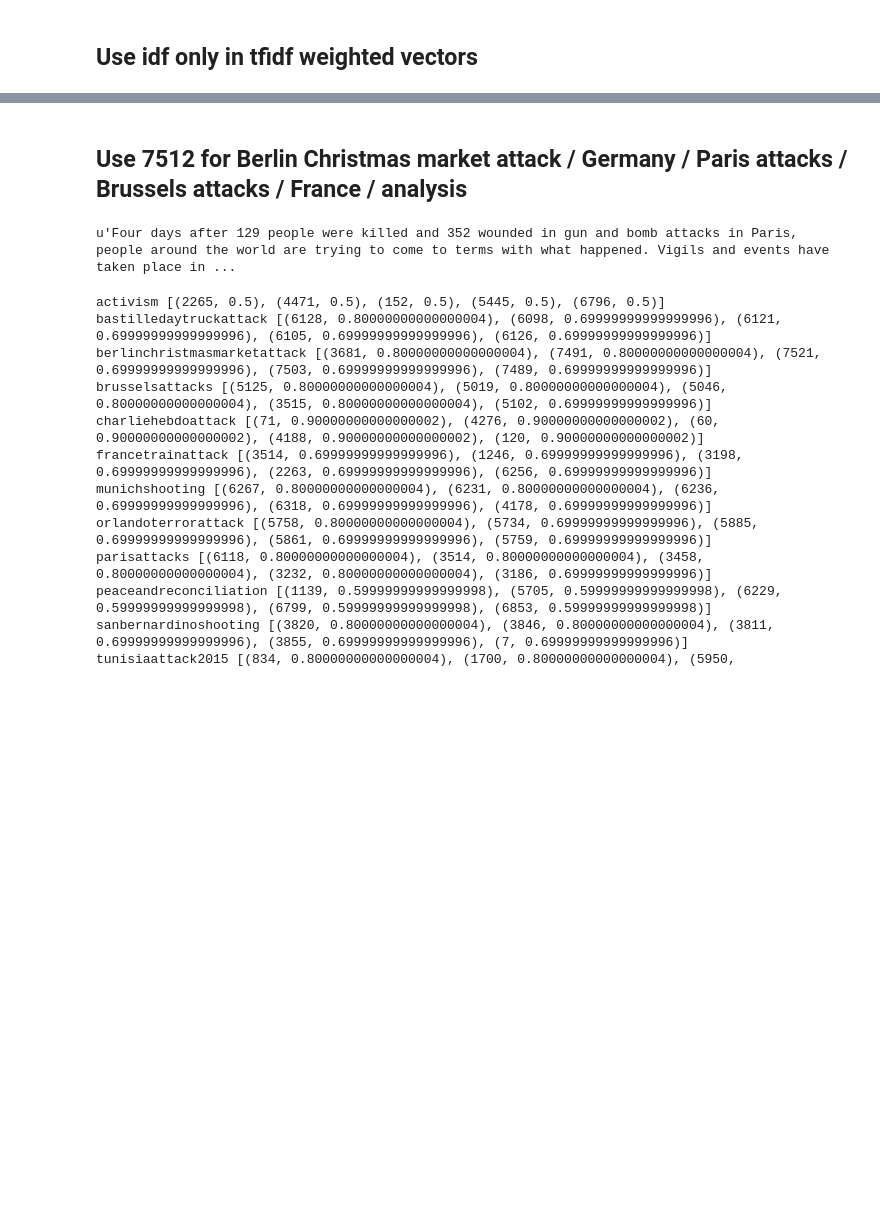
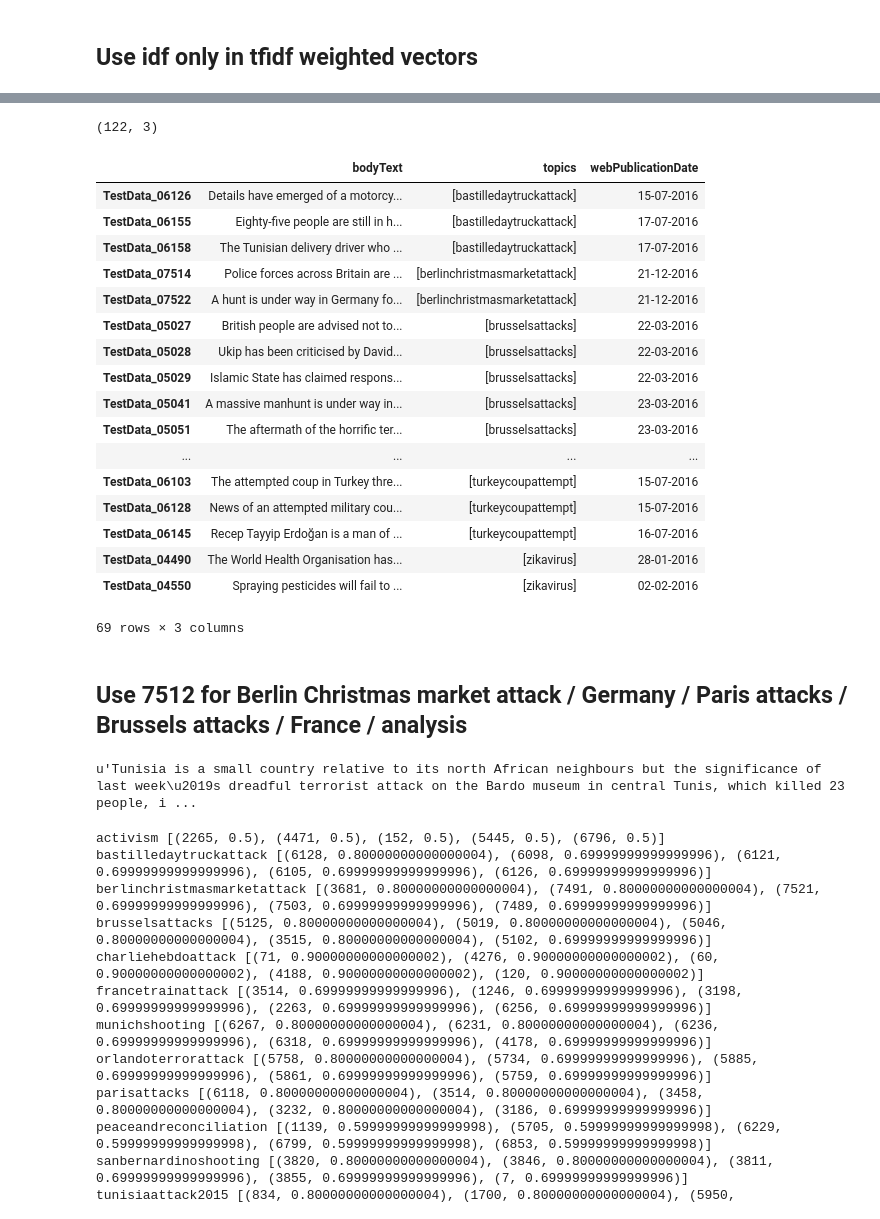
Before and after one commit to avsolatorio/data-science-challenge-growing-instability-05-13-2017, a Jupyter notebook: src/Topic Modeling and Clustering.ipynb, the cells around one changed output, grey strips where cells are left out. Drawn from its saved outputs; the diff is of its cells as text; code cells hidden in the pictures; blank space fills up the shorter version.

```diff
--- a/src/Topic Modeling and Clustering.ipynb
+++ b/src/Topic Modeling and Clustering.ipynb
@@ -536,24 +512,36 @@ def keyword_match(group, topic):
 # %%
 N = 100
 min_N = 5
+max_N = 15
 train_test_data = {}
+inferred_topic_indices = []
 for topic, group in sh.groupby('class'):
+    group = group.copy()
     group = group.sort_values(['scores'], ascending=False)[:N]
 
+    if group.shape[0] < min_N:
+        # Very small sample won't have a bog effect anyway.
+        train_test_data[topic] = sorted(group.index)
+        print topic, group.shape[0]
+    else:
 
-#     if group.shape[0] < min_N:
-#         train_test_data[topic] = sorted(group.index)
-#         print topic, group.shape[0]
-#         continue
+        keyword_weight = keyword_match(group, topic)
+        group['kw'] = keyword_weight
+        group = group[group.kw > 0]
 
-#     minb = group['order'].quantile(0.25)
-#     maxb = group['order'].quantile(0.75)
+        minb = group['order'].quantile(0.1)
+        maxb = group['order'].quantile(0.9)
 
-    keyword_weight = keyword_match(group, topic)
-    group['kw'] = keyword_weight
+        print topic, minb, maxb
+        if group.shape[0] < min_N:
+            train_test_data[topic] = sorted(group.index)
+            print topic, group.shape[0]
+        else:
+            group = group[group.order.between(minb, maxb)]
 
-#     group = group[group.order.between(minb, maxb)]
-#     print topic, group.shape[0]
+        #     train_test_data[topic] = sorted(group.index)
+            train_test_data[topic] = sorted(group.sort_values('kw', ascending=False)[:max_N].index)
 
-#     train_test_data[topic] = sorted(group.index)
-    train_test_data[topic] = sorted(group.sort_values('kw', ascending=False)[:8].index)
+    inferred_topic_indices.extend(train_test_data[topic])
+
+train_test_df = test_df.ix[inferred_topic_indices].copy()
@@ -648,0 +615,8 @@ train_test_data
+# %%
+train_test_df.shape
+# %% [output]
+(122, 3)
+# %%
+for topic, idxs in train_test_data.items():
+    for idx in idxs:
+        train_test_df.ix[idx]['topics'] = [topic]
@@ -649,9 +625,30 @@ train_test_data
+# %%
+train_test_df
+# %% [output]
+|  | bodyText | topics | webPublicationDate |
+| TestData_06126 | Details have emerged of a motorcy... | [bastilledaytruckattack] | 15-07-2016 |
+| TestData_06155 | Eighty-five people are still in h... | [bastilledaytruckattack] | 17-07-2016 |
+| TestData_06158 | The Tunisian delivery driver who ... | [bastilledaytruckattack] | 17-07-2016 |
+| TestData_07514 | Police forces across Britain are ... | [berlinchristmasmarketattack] | 21-12-2016 |
+| TestData_07522 | A hunt is under way in Germany fo... | [berlinchristmasmarketattack] | 21-12-2016 |
+| TestData_05027 | British people are advised not to... | [brusselsattacks] | 22-03-2016 |
+| TestData_05028 | Ukip has been criticised by David... | [brusselsattacks] | 22-03-2016 |
+| TestData_05029 | Islamic State has claimed respons... | [brusselsattacks] | 22-03-2016 |
+| TestData_05041 | A massive manhunt is under way in... | [brusselsattacks] | 23-03-2016 |
+| TestData_05051 | The aftermath of the horrific ter... | [brusselsattacks] | 23-03-2016 |
+| ... | ... | ... | ... |
+| TestData_06103 | The attempted coup in Turkey thre... | [turkeycoupattempt] | 15-07-2016 |
+| TestData_06128 | News of an attempted military cou... | [turkeycoupattempt] | 15-07-2016 |
+| TestData_06145 | Recep Tayyip Erdoğan is a man of ... | [turkeycoupattempt] | 16-07-2016 |
+| TestData_04490 | The World Health Organisation has... | [zikavirus] | 28-01-2016 |
+| TestData_04550 | Spraying pesticides will fail to ... | [zikavirus] | 02-02-2016 |
+69 rows × 3 columns
 # %% [markdown]
 ## Use 7512 for Berlin Christmas market attack / Germany / Paris attacks / Brussels attacks / France / analysis
 # %%
-test_df.iloc[3398].bodyText # 19
+test_df.iloc[834].bodyText # 19
 # %% [output]
-u'Four days after 129 people were killed and 352 wounded in gun and bomb attacks in Paris, people around the world are trying to come to terms with what happened. Vigils and events have taken place in ...
+u'Tunisia is a small country relative to its north African neighbours but the significance of last week\u2019s dreadful terrorist attack on the Bardo museum in central Tunis, which killed 23 people, i ...
 # %%
 # 'tfidf_wvec': [test_tfidf_wvec, unseen_topics2vec.tfidf_wv],
 # 'tfidf_fvec': [test_tfidf_fvec, unseen_topics2vec.tfidf_fs],
```
Also changed, not shown: parts of 28 cells of this notebook.
